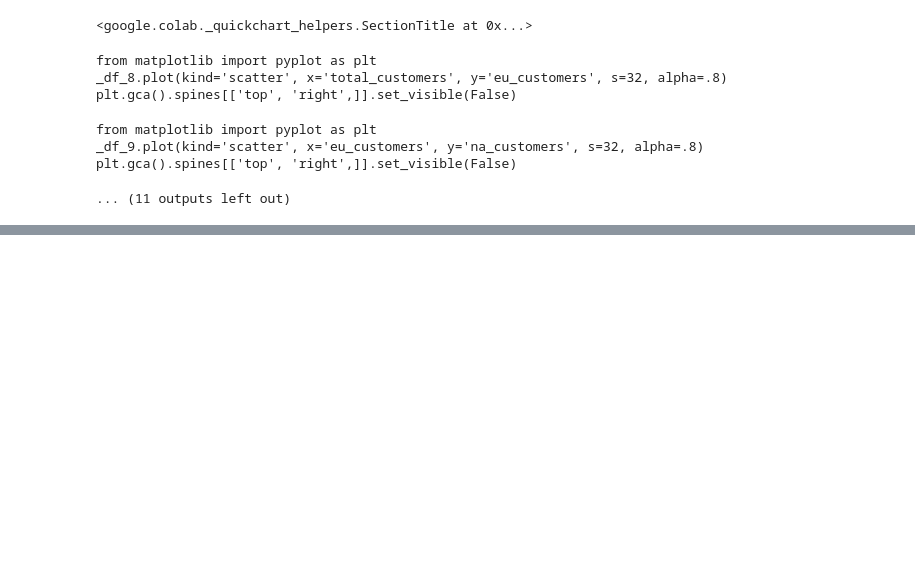
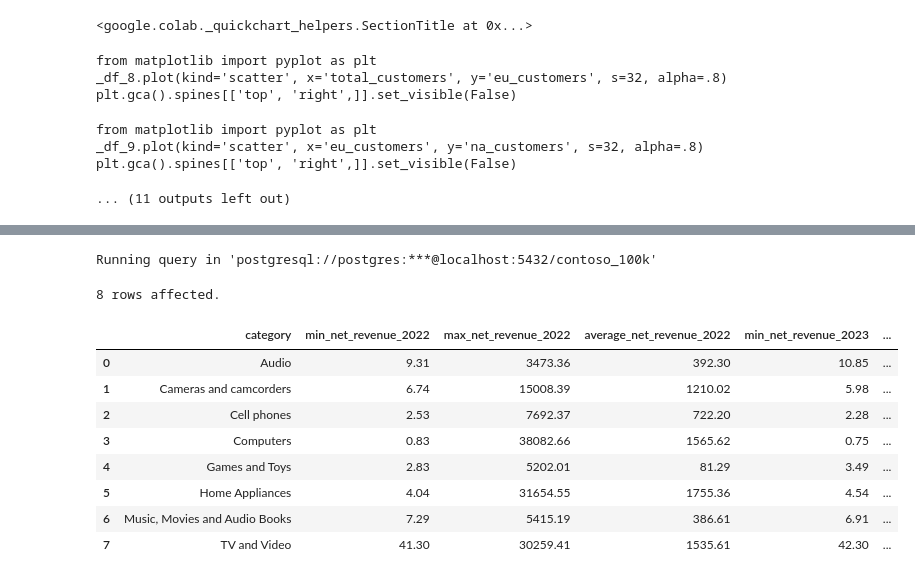
Before and after one commit to Gajimi-hub/SQL-Project, a Jupyter notebook: Resources/Blank_SQL_Notebook.ipynb, the cells around one changed output, grey strips where cells are left out. Cells and saved outputs as stored; diff of their text form; code cells hidden in the pictures; blank space fills up the shorter version.

```diff
--- a/Resources/Blank_SQL_Notebook.ipynb
+++ b/Resources/Blank_SQL_Notebook.ipynb
@@ -478,0 +502,29 @@ plt.gca().spines[['top', 'right',]].set_visible(False)
+# %%
+%%sql
+select p.categoryname as category,
+min(case when s.orderdate between '2022-01-01' and '2022-12-31' then (s.quantity * s.netprice * s.exchangerate) end) as min_net_revenue_2022,
+max(case when s.orderdate between '2022-01-01' and '2022-12-31' then (s.quantity * s.netprice * s.exchangerate) end) as max_net_revenue_2022,
+avg(case when s.orderdate between '2022-01-01' and '2022-12-31' then (s.quantity * s.netprice * s.exchangerate) end) as average_net_revenue_2022,
+min(case when s.orderdate between '2023-01-01' and '2023-12-31' then (s.quantity * s.netprice * s.exchangerate)  end) as min_net_revenue_2023,
+max(case when s.orderdate between '2023-01-01' and '2023-12-31' then (s.quantity * s.netprice * s.exchangerate)  end) as max_net_revenue_2023,
+avg(case when s.orderdate between '2023-01-01' and '2023-12-31' then (s.quantity * s.netprice * s.exchangerate)  end) as average_net_revenue_2023,
+min(case when s.orderdate between '2024-01-01' and '2024-12-31' then (s.quantity * s.netprice * s.exchangerate) end) as min_net_revenue_2024,
+max(case when s.orderdate between '2024-01-01' and '2024-12-31' then (s.quantity * s.netprice * s.exchangerate) end) as max_net_revenue_2024,
+avg(case when s.orderdate between '2024-01-01' and '2024-12-31' then (s.quantity * s.netprice * s.exchangerate) end) as average_net_revenue_2024
+from sales s
+left join product p on s.productkey = p.productkey
+group by p.categoryname
+order by
+p.categoryname
+# %% [output]
+Running query in 'postgresql://postgres:***@localhost:5432/contoso_100k'
+8 rows affected.
+|  | category | min_net_revenue_2022 | max_net_revenue_2022 | average_net_revenue_2022 | min_net_revenue_2023 | ... |
+| 0 | Audio | 9.31 | 3473.36 | 392.30 | 10.85 | ... |
+| 1 | Cameras and camcorders | 6.74 | 15008.39 | 1210.02 | 5.98 | ... |
+| 2 | Cell phones | 2.53 | 7692.37 | 722.20 | 2.28 | ... |
+| 3 | Computers | 0.83 | 38082.66 | 1565.62 | 0.75 | ... |
+| 4 | Games and Toys | 2.83 | 5202.01 | 81.29 | 3.49 | ... |
+| 5 | Home Appliances | 4.04 | 31654.55 | 1755.36 | 4.54 | ... |
+| 6 | Music, Movies and Audio Books | 7.29 | 5415.19 | 386.61 | 6.91 | ... |
+| 7 | TV and Video | 41.30 | 30259.41 | 1535.61 | 42.30 | ... |
```
Also changed, not shown: parts of 4 cells of this notebook.
